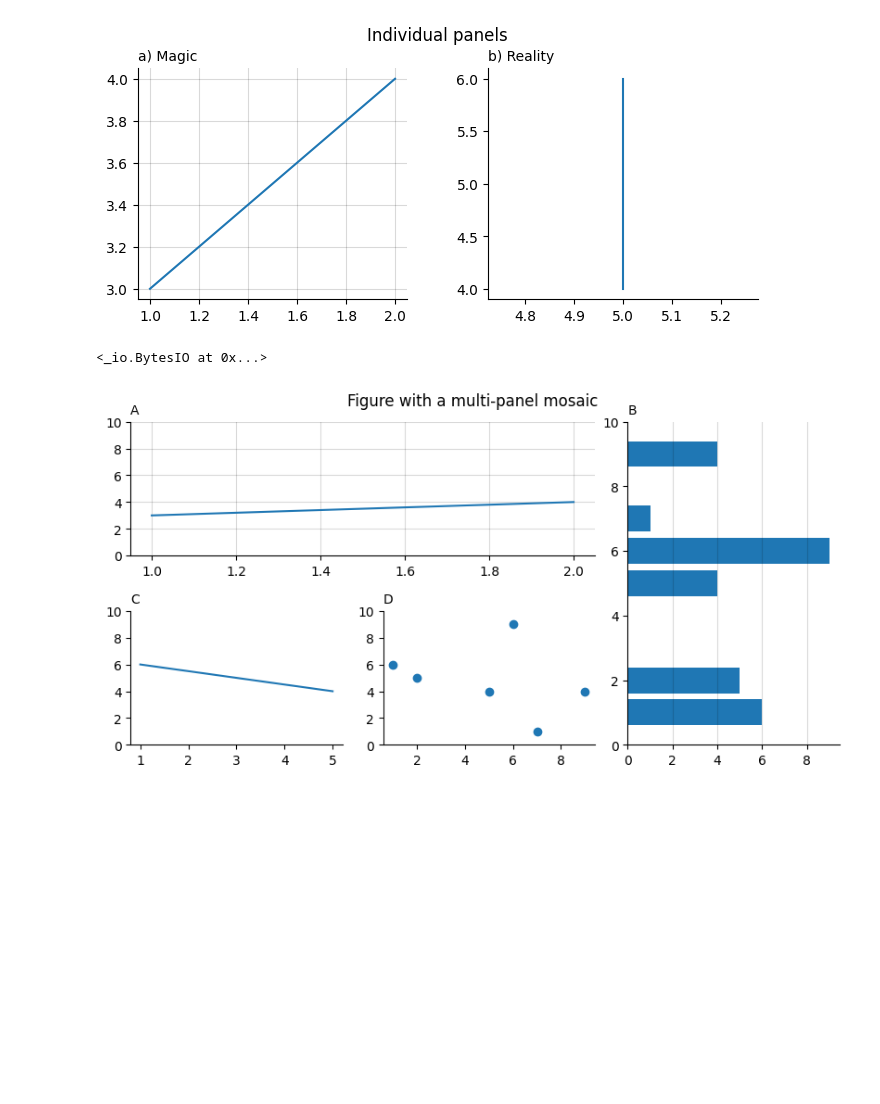
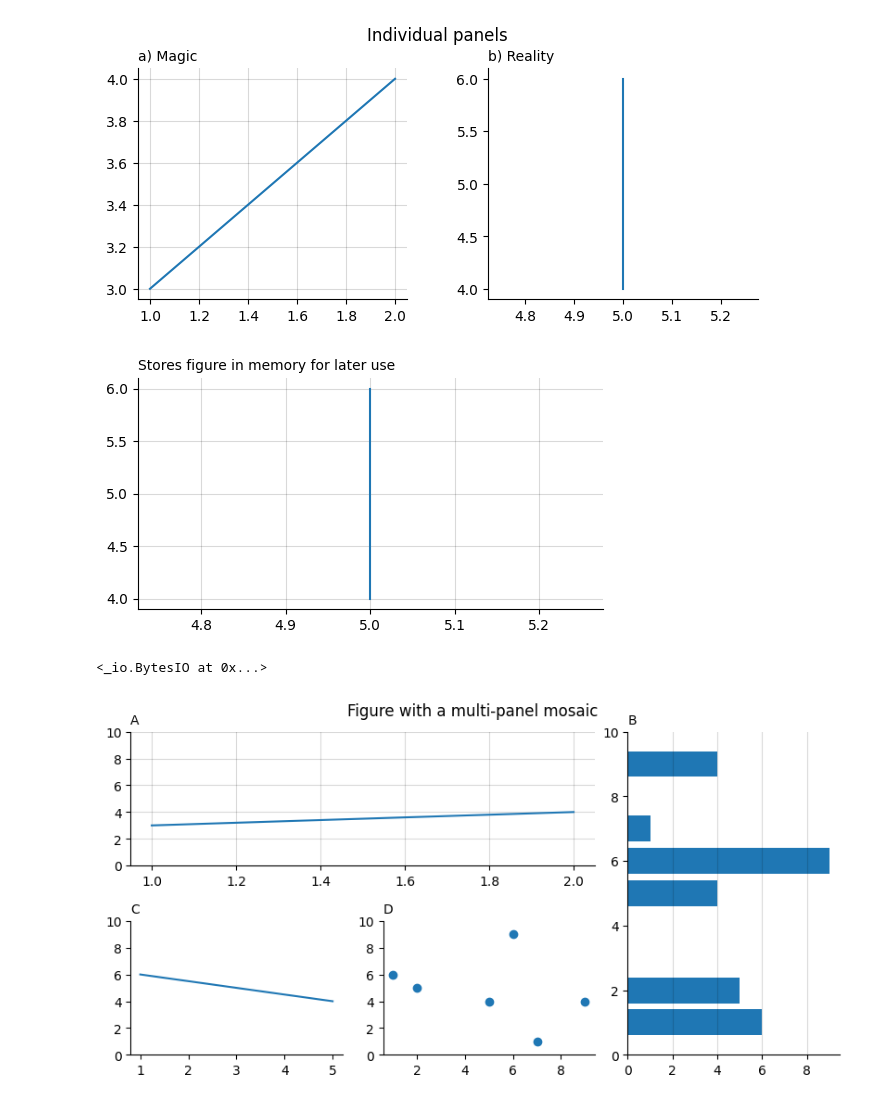
Before and after one commit to mschroen/figurex, a Jupyter notebook: examples.ipynb, the cells around one changed output. Cells and saved outputs as stored; diff of their text form; code cells hidden in the pictures; blank space fills up the shorter version.

```diff
--- a/examples.ipynb
+++ b/examples.ipynb
@@ -14,11 +14,12 @@ with Figure("Individual panels", layout=(1,2), size=(8,3)):
 # %% [output]
 [figure]
 # %%
-with Figure("Stores figure in memory for later use", save="memory") as memory:
-    with Panel() as ax:
-        ax.plot([5,5],[6,4])
+with Figure("Stores figure in memory for later use") as ax:
+    ax.plot([5,5],[6,4])
+memory = Figure.as_object()
 memory
 # %% [output]
+[figure, added]
 <_io.BytesIO at 0x...>
 # %%
 with Figure("Figure with a multi-panel mosaic", size=(8,4), layout=[[0,0,1],[2,3,1]], grid="xy"):
```
Also changed, not shown: 2 other files.
